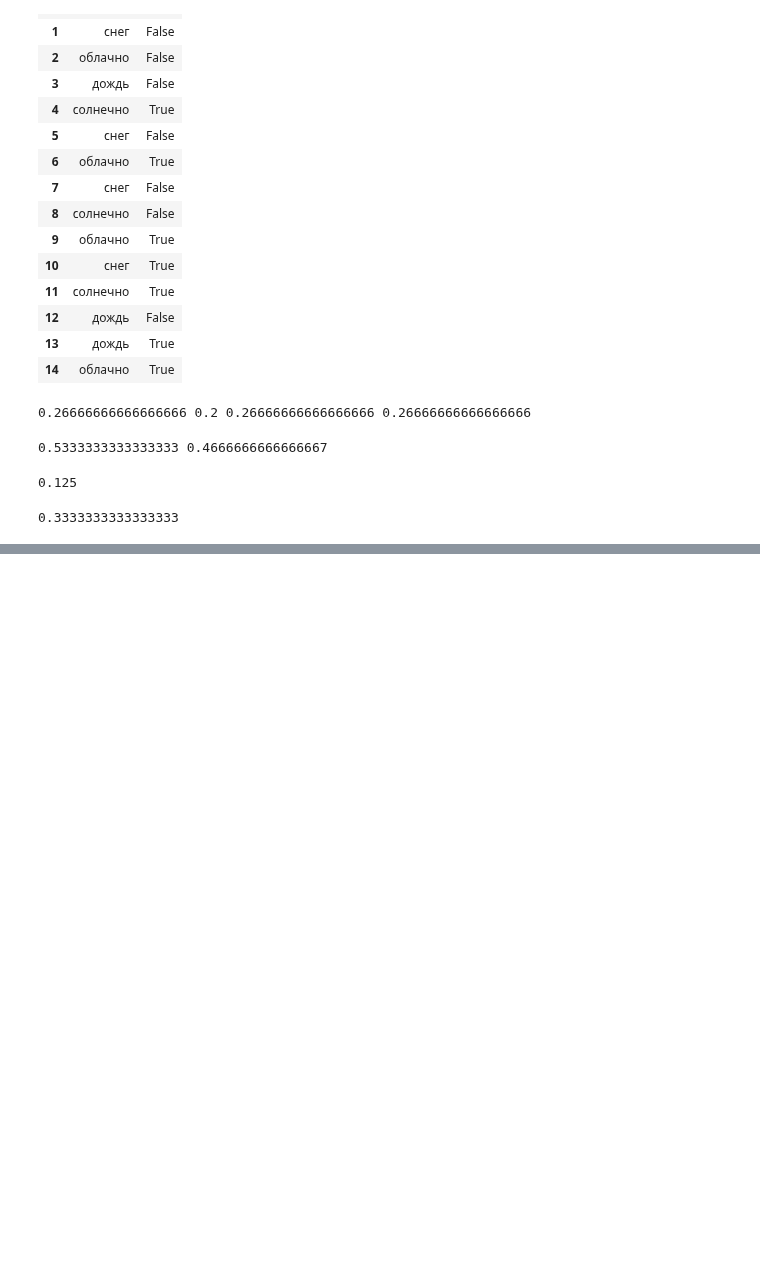
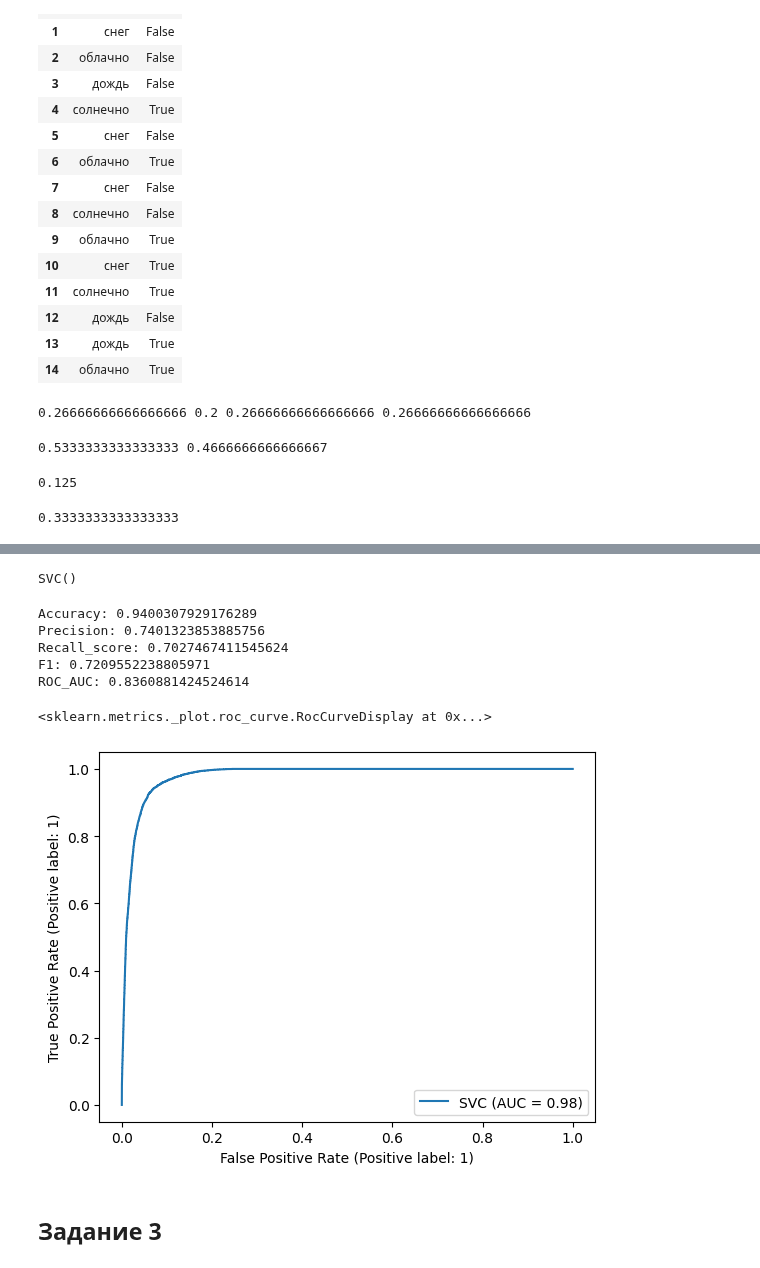
Before and after one commit to miz14/mll, a Jupyter notebook: notebooks/Untitled.ipynb, the cells around one changed output, grey strips where cells are left out. Cells and saved outputs as stored; diff of their text form; code cells hidden in the pictures; blank space fills up the shorter version.

```diff
--- a/notebooks/Untitled.ipynb
+++ b/notebooks/Untitled.ipynb
@@ -91,0 +277,27 @@ KNeighborsClassifier(n_neighbors=3)
+# %%
+from sklearn import svm
+
+svm1 = svm.SVC()
+svm1.fit(X_train, y_train)
+# %% [output]
+SVC()
+# %%
+y_perd = svm1.predict(X_test)
+print(f'Accuracy: {accuracy_score(y_test, y_pred)}')
+print(f'Precision: {precision_score(y_test, y_pred)}')
+print(f'Recall_score: {recall_score(y_test, y_pred)}')
+print(f'F1: {f1_score(y_test, y_pred)}')
+print(f'ROC_AUC: {roc_auc_score(y_test, y_pred)}')
+# %% [output]
+Accuracy: 0.9400307929176289
+Precision: 0.7401323853885756
+Recall_score: 0.7027467411545624
+F1: 0.7209552238805971
+ROC_AUC: 0.8360881424524614
+# %%
+RocCurveDisplay.from_estimator(svm1, X_test, y_test)
+# %% [output]
+<sklearn.metrics._plot.roc_curve.RocCurveDisplay at 0x...>
+[figure, added]
+# %% [markdown]
+## Задание 3
```
Also changed, not shown: parts of 35 cells of this notebook, 2 other files.
